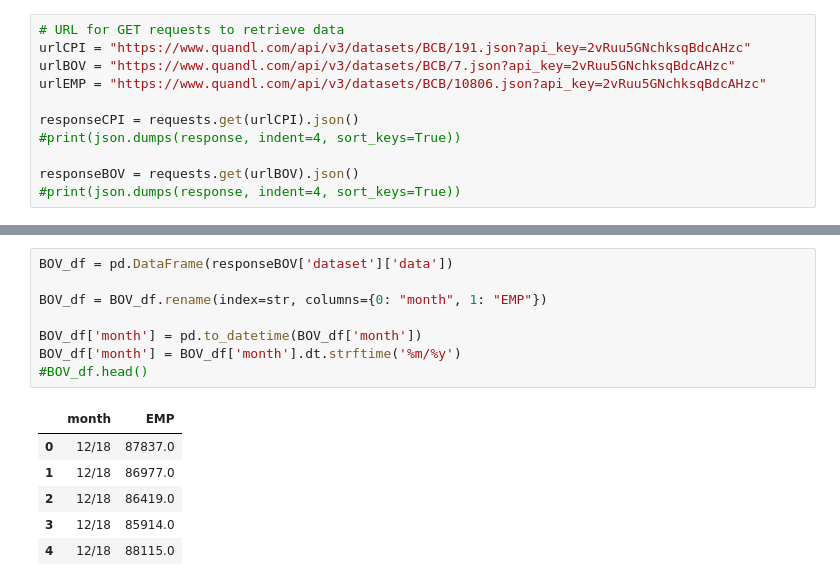
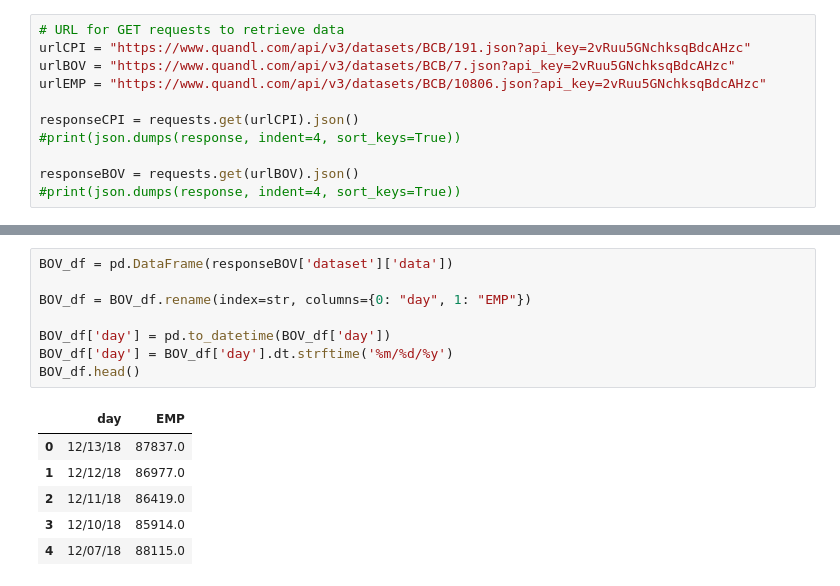
Before and after one commit to BShim92/BrazilianECommerce, a Jupyter notebook: ECommerceDataMerge.ipynb, the cells around one changed output, grey strips where cells are left out. Saved outputs shown, nothing was run; the diff lists cells and outputs as text.

Commit message:
fixed BOVESPA and merged by day instead of month

```diff
--- a/ECommerceDataMerge.ipynb
+++ b/ECommerceDataMerge.ipynb
@@ -133,17 +131,17 @@ CPI_df['month'] = CPI_df['month'].dt.strftime('%m/%y')
 # %%
 BOV_df = pd.DataFrame(responseBOV['dataset']['data'])
 
-BOV_df = BOV_df.rename(index=str, columns={0: "month", 1: "EMP"})
+BOV_df = BOV_df.rename(index=str, columns={0: "day", 1: "EMP"})
 
-BOV_df['month'] = pd.to_datetime(BOV_df['month'])
-BOV_df['month'] = BOV_df['month'].dt.strftime('%m/%y')
-#BOV_df.head()
+BOV_df['day'] = pd.to_datetime(BOV_df['day'])
+BOV_df['day'] = BOV_df['day'].dt.strftime('%m/%d/%y')
+BOV_df.head()
 # %% [output]
-|  | month | EMP |
-| 0 | 12/18 | 87837.0 |
-| 1 | 12/18 | 86977.0 |
-| 2 | 12/18 | 86419.0 |
-| 3 | 12/18 | 85914.0 |
-| 4 | 12/18 | 88115.0 |
+|  | day | EMP |
+| 0 | 12/13/18 | 87837.0 |
+| 1 | 12/12/18 | 86977.0 |
+| 2 | 12/11/18 | 86419.0 |
+| 3 | 12/10/18 | 85914.0 |
+| 4 | 12/07/18 | 88115.0 |
 # %%
 mergedf = pd.merge(mergedf, CPI_df, on = 'month', how = 'left')
```
Also changed, not shown: parts of 5 cells of this notebook.
